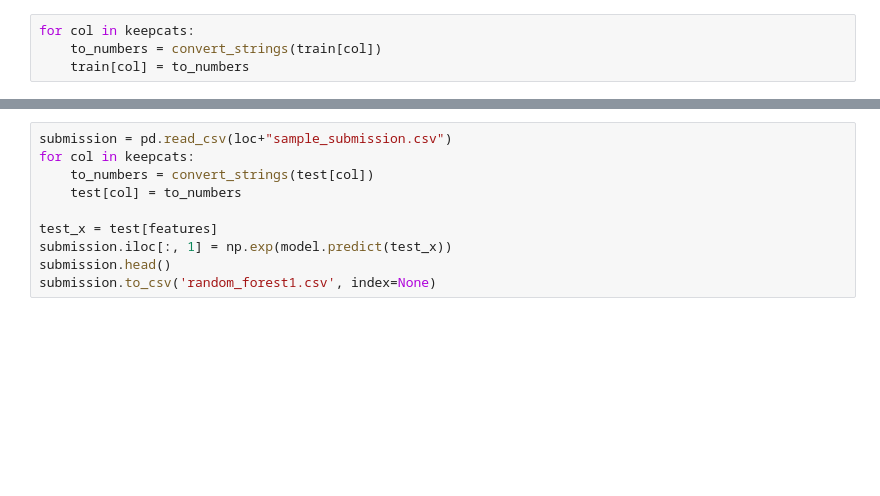
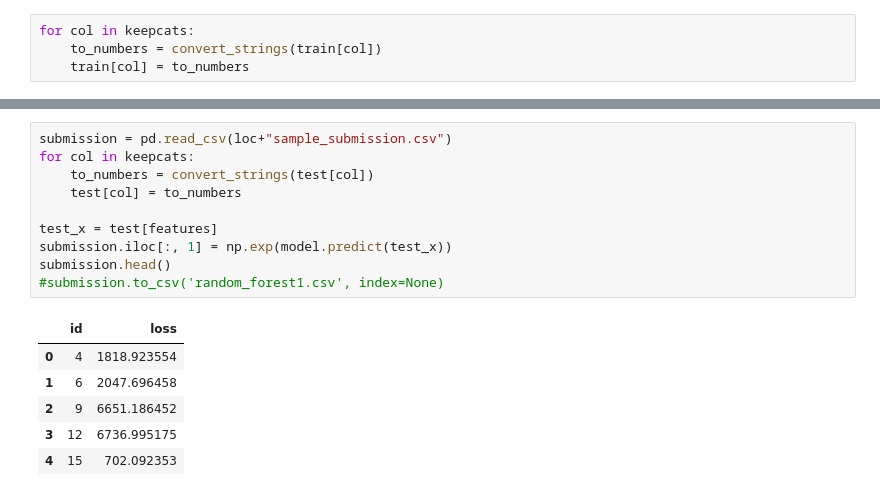
Before and after one commit to ewillmot/kaggle-allstate, a Jupyter notebook: notebooks/20161013_KEW_exploratory.ipynb, the cells around one changed output, grey strips where cells are left out. Drawn from its saved outputs; the diff is of its cells as text; blank space fills up the shorter version.

```diff
--- a/notebooks/20161013_KEW_exploratory.ipynb
+++ b/notebooks/20161013_KEW_exploratory.ipynb
@@ -179,13 +179,20 @@ MAE:  0.181143250638
 # %%
 submission = pd.read_csv(loc+"sample_submission.csv")
 for col in keepcats:
     to_numbers = convert_strings(test[col])
     test[col] = to_numbers
 
 test_x = test[features]
 submission.iloc[:, 1] = np.exp(model.predict(test_x))
 submission.head()
-submission.to_csv('random_forest1.csv', index=None)
+#submission.to_csv('random_forest1.csv', index=None)
+# %% [output]
+|  | id | loss |
+| 0 | 4 | 1818.923554 |
+| 1 | 6 | 2047.696458 |
+| 2 | 9 | 6651.186452 |
+| 3 | 12 | 6736.995175 |
+| 4 | 15 | 702.092353 |
 # %%
 sns.distplot(model.predict(test_x))
 plt.xlim([0,10])
```
Also changed, not shown: parts of 3 cells of this notebook.
